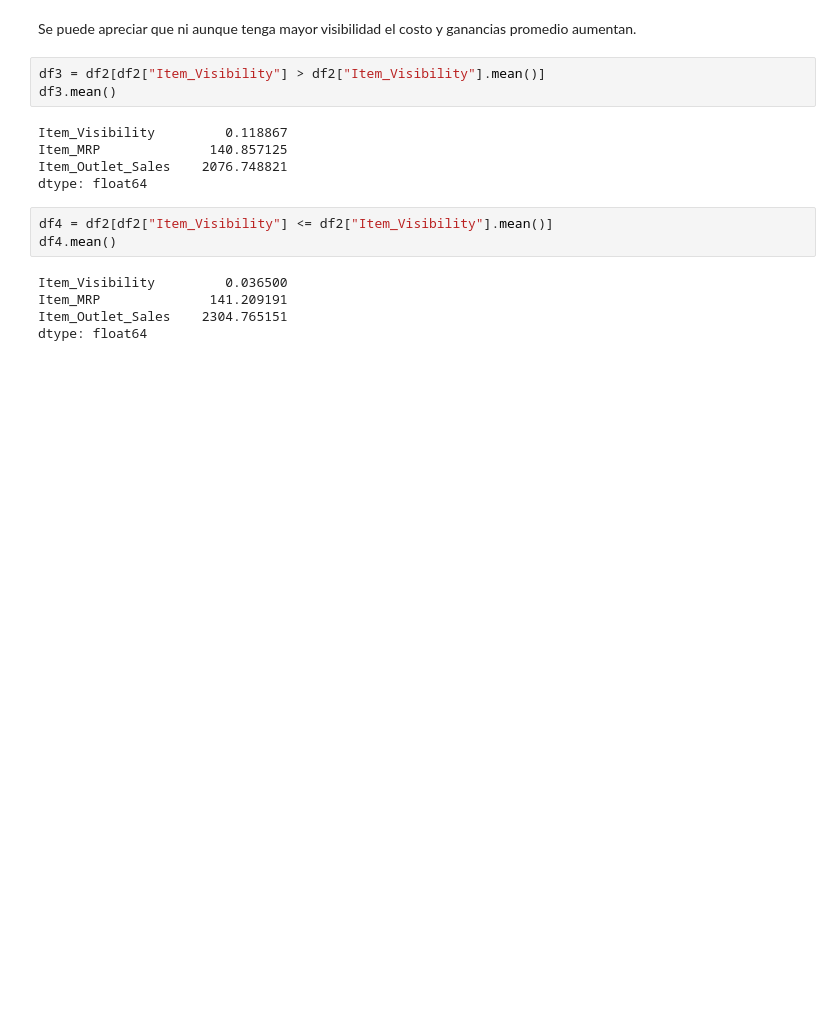
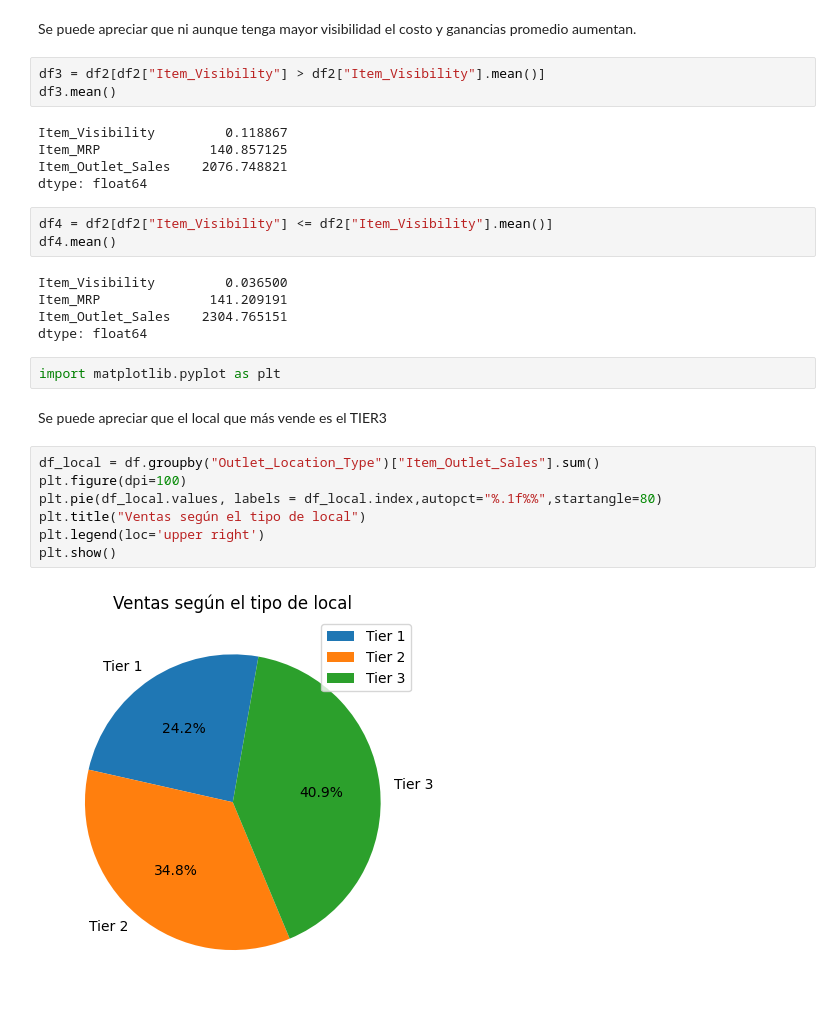
Before and after one commit to Fermasango28/Fermasango28, a Jupyter notebook: Predicccion.ipynb, the cells around one changed output. Cells and saved outputs as stored; diff of their text form; blank space fills up the shorter version.

```diff
--- a/Predicccion.ipynb
+++ b/Predicccion.ipynb
@@ -146,3 +146,16 @@ Item_Visibility         0.036500
 Item_MRP              141.209191
 Item_Outlet_Sales    2304.765151
 dtype: float64
+# %%
+import matplotlib.pyplot as plt
+# %% [markdown]
+Se puede apreciar que el local que más vende es el TIER3
+# %%
+df_local = df.groupby("Outlet_Location_Type")["Item_Outlet_Sales"].sum()
+plt.figure(dpi=100)
+plt.pie(df_local.values, labels = df_local.index,autopct="%.1f%%",startangle=80)
+plt.title("Ventas según el tipo de local")
+plt.legend(loc='upper right')
+plt.show()
+# %% [output]
+[figure, added]
```
Also changed, not shown: parts of 2 cells of this notebook.
